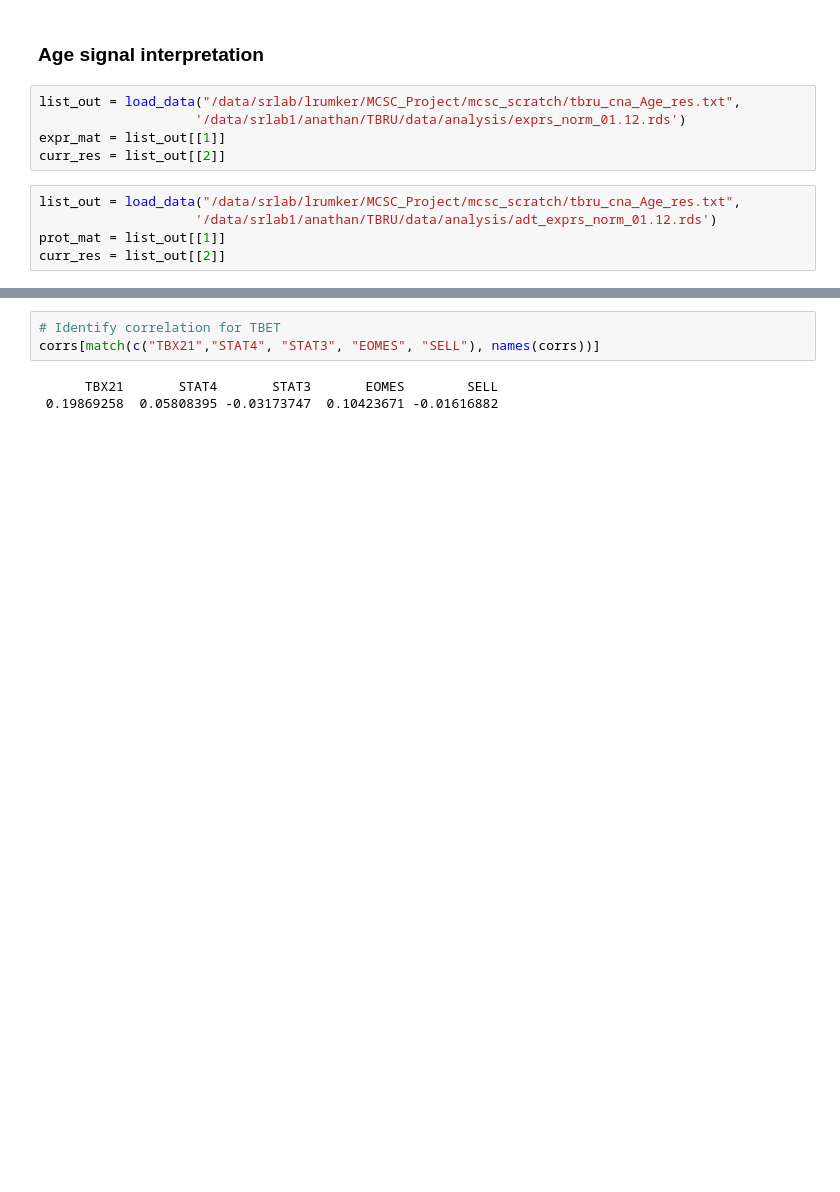
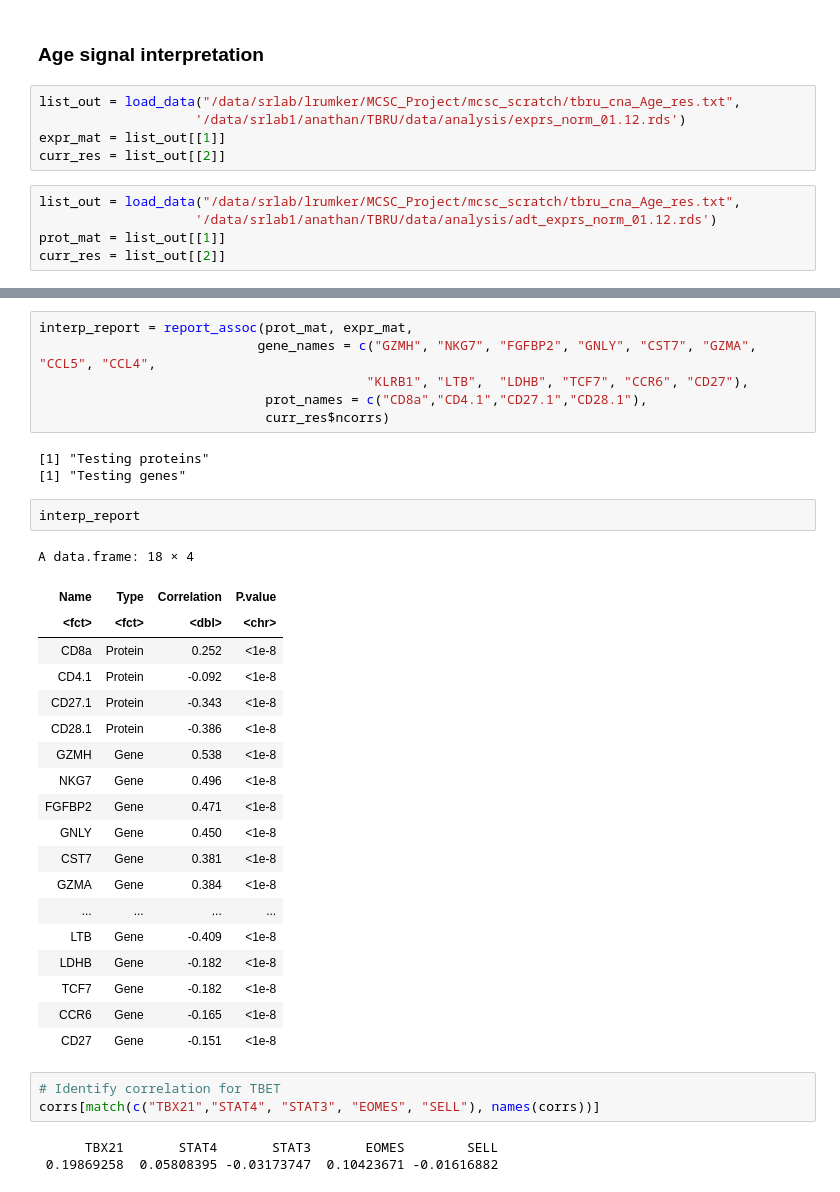
Before and after one commit to immunogenomics/cna-display, a Jupyter notebook: tbru/interpretation.ipynb, the cells around one changed output, grey strips where cells are left out. Saved outputs shown, nothing was run; the diff lists cells and outputs as text; blank space fills up the shorter version.

```diff
--- a/tbru/interpretation.ipynb
+++ b/tbru/interpretation.ipynb
@@ -909,4 +1304,35 @@ round(corrs[order(corrs)][1:15],2)
   -0.15   -0.15   -0.15   -0.14   -0.13
+# %%
+interp_report = report_assoc(prot_mat, expr_mat,
+                            gene_names = c("GZMH", "NKG7", "FGFBP2", "GNLY", "CST7", "GZMA", "CCL5", "CCL4",
+                                          "KLRB1", "LTB",  "LDHB", "TCF7", "CCR6", "CD27"),
+                             prot_names = c("CD8a","CD4.1","CD27.1","CD28.1"),
+                             curr_res$ncorrs)
+# %% [output]
+[1] "Testing proteins"
+[1] "Testing genes"
+# %%
+interp_report
+# %% [output]
+A data.frame: 18 × 4
+| Name | Type | Correlation | P.value |
+| <fct> | <fct> | <dbl> | <chr> |
+| CD8a | Protein | 0.252 | <1e-8 |
+| CD4.1 | Protein | -0.092 | <1e-8 |
+| CD27.1 | Protein | -0.343 | <1e-8 |
+| CD28.1 | Protein | -0.386 | <1e-8 |
+| GZMH | Gene | 0.538 | <1e-8 |
+| NKG7 | Gene | 0.496 | <1e-8 |
+| FGFBP2 | Gene | 0.471 | <1e-8 |
+| GNLY | Gene | 0.450 | <1e-8 |
+| CST7 | Gene | 0.381 | <1e-8 |
+| GZMA | Gene | 0.384 | <1e-8 |
+| ... | ... | ... | ... |
+| LTB | Gene | -0.409 | <1e-8 |
+| LDHB | Gene | -0.182 | <1e-8 |
+| TCF7 | Gene | -0.182 | <1e-8 |
+| CCR6 | Gene | -0.165 | <1e-8 |
+| CD27 | Gene | -0.151 | <1e-8 |
 # %%
 # Identify correlation for TBET
 corrs[match(c("TBX21","STAT4", "STAT3", "EOMES", "SELL"), names(corrs))]
```
Also changed, not shown: parts of 54 cells of this notebook, 15 other files.
